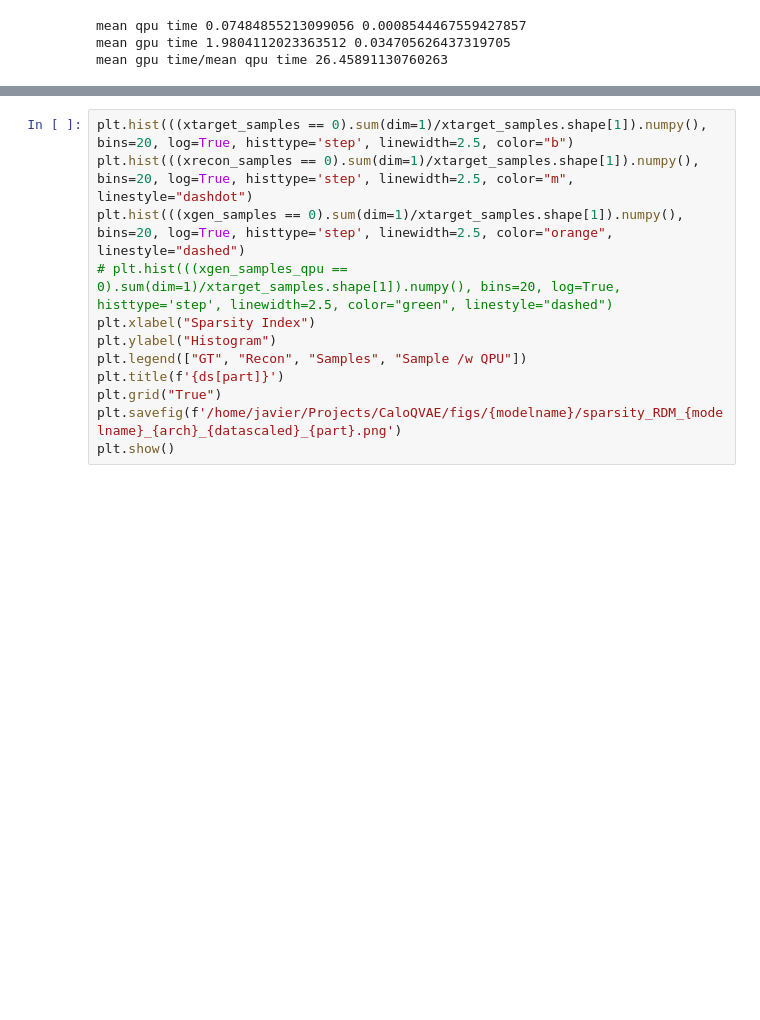
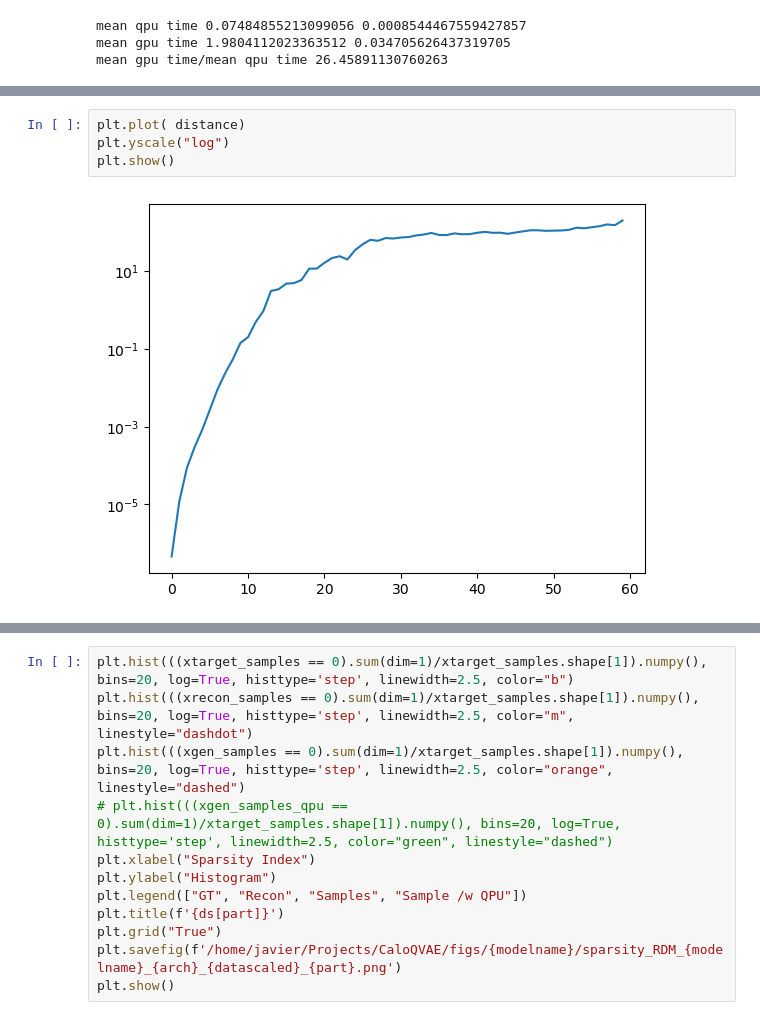
Before and after one commit to QaloSim/CaloQVAE, a Jupyter notebook: GenSamples.ipynb, the cells around one changed output, grey strips where cells are left out. Cells and saved outputs as stored; diff of their text form; blank space fills up the shorter version.

```diff
--- a/GenSamples.ipynb
+++ b/GenSamples.ipynb
@@ -1028,3 +1086,9 @@ KeyboardInterrupt:
+# %%
+plt.plot( distance)
+plt.yscale("log")
+plt.show()
+# %% [output]
+[figure, added]
 # %%
 plt.hist(((xtarget_samples == 0).sum(dim=1)/xtarget_samples.shape[1]).numpy(), bins=20, log=True, histtype='step', linewidth=2.5, color="b")
 plt.hist(((xrecon_samples == 0).sum(dim=1)/xtarget_samples.shape[1]).numpy(), bins=20, log=True, histtype='step', linewidth=2.5, color="m", linestyle="dashdot")
```
Also changed, not shown: parts of 19 cells of this notebook, 11 other files.
